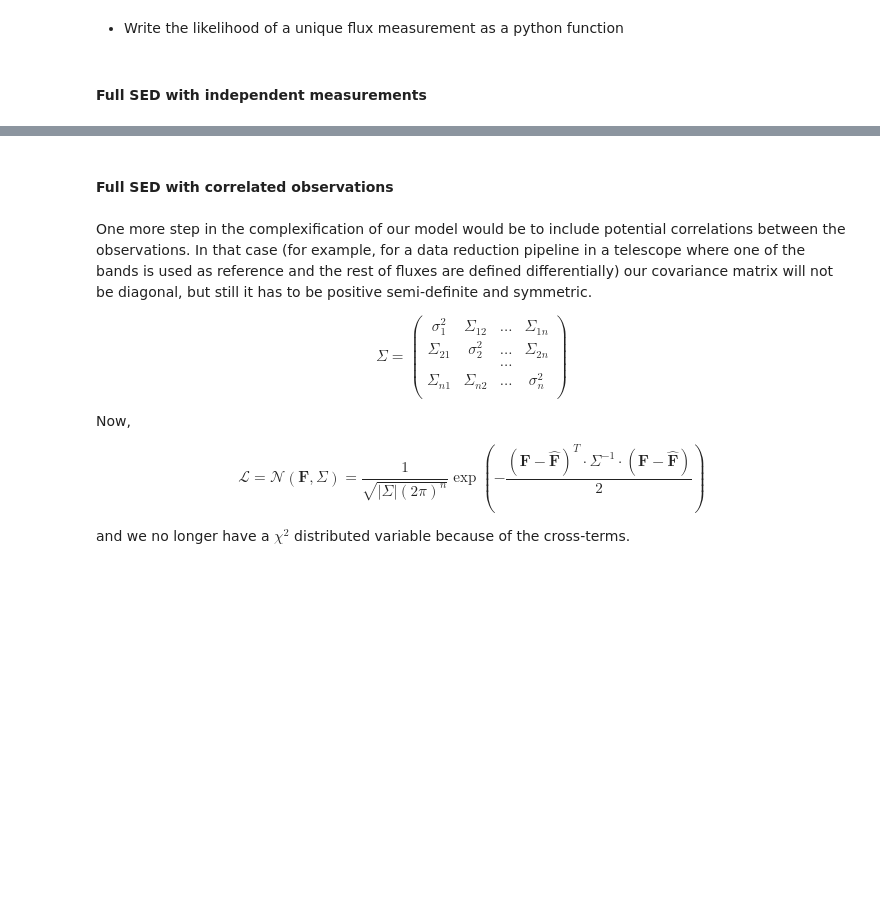
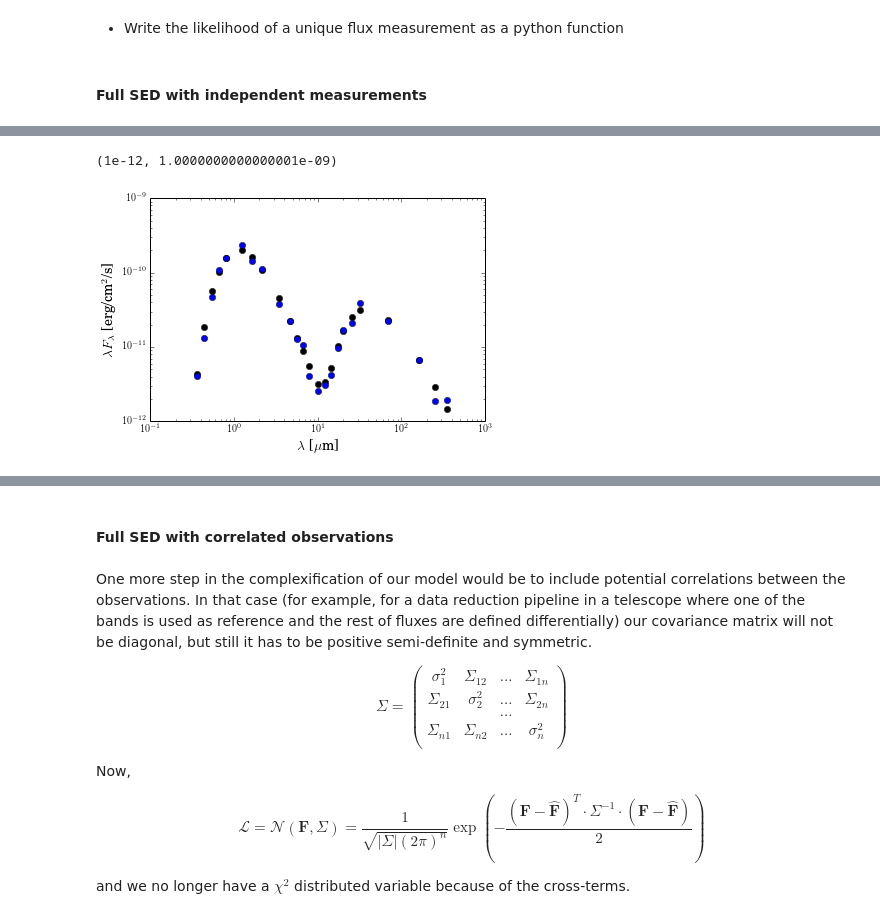
Before and after one commit to luis-sarro/ESAC-Astrostatistics-School-, a Jupyter notebook: ESAC School - Day 1 - Model Fitting.ipynb, the cells around one changed output, grey strips where cells are left out. Drawn from its saved outputs; the diff is of its cells as text; code cells hidden in the pictures; blank space fills up the shorter version.

```diff
--- a/ESAC School - Day 1 - Model Fitting.ipynb
+++ b/ESAC School - Day 1 - Model Fitting.ipynb
@@ -280,0 +319,22 @@ $$\ln\mathcal{L}\propto -\chi^2$$
+# %%
+# compute the synthetic SED from the modified black-body model for
+# the set of parameters previously defined (but you can choose any others)
+synthetic_sed = yso_model_function(lmb,teff_star,teff_dust,beta_dust,f)
+# scale it to match the observed flux (not really needed)
+norm_factor = flux[5] / yso_model_function(lmb[5],teff_star,teff_dust,beta_dust,f)
+synthetic_sed = norm_factor * synthetic_sed
+
+# Then, simulate data observations by adding Gaussian noise
+scalar_uncert = 0.2
+yso_obs = np.random.normal(loc=synthetic_sed,scale=scalar_uncert*synthetic_sed)
+
+plt.plot(lmb,synthetic_sed,'ok')
+plt.plot(lmb,yso_obs,'ok',color='b')
+plt.xscale('log')
+plt.yscale('log')
+plt.xlabel(r'$\lambda$ [$\mu$m]',fontsize = 14)
+plt.ylabel(r'$\lambda F_{\lambda}$ [erg/cm$^{2}$/s]',fontsize = 14)
+plt.ylim(1e-12,)
+# %% [output]
+(1e-12, 1.0000000000000001e-09)
+[figure, added]
```
Also changed, not shown: parts of 23 cells of this notebook, 1 other file.
